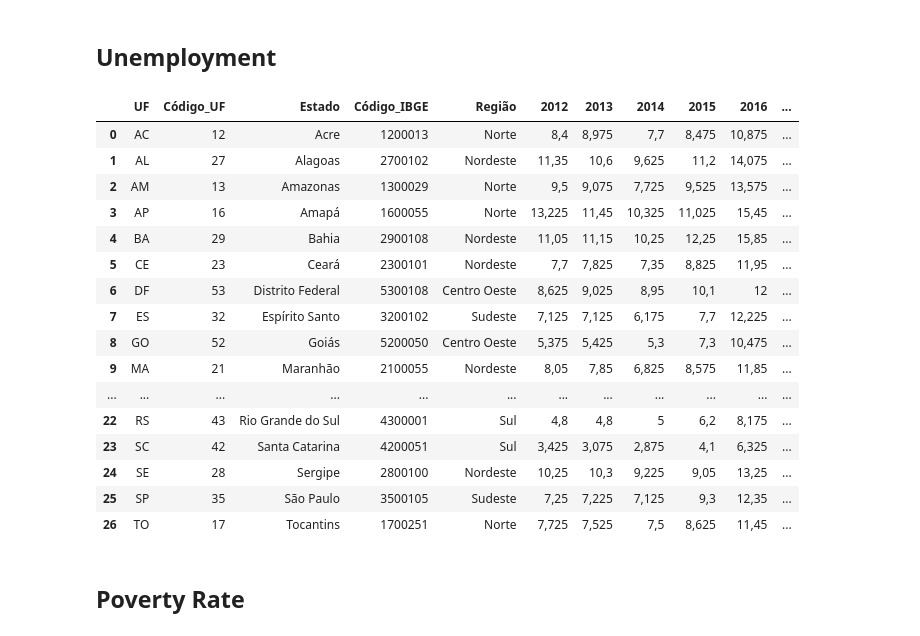
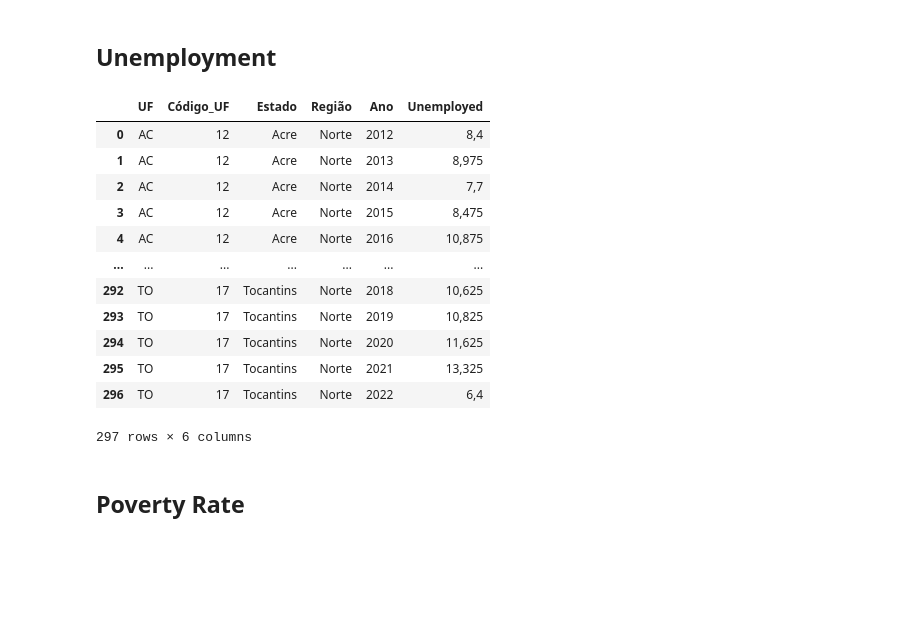
Before and after one commit to anandxrfeu/schooling_resource_predicter_data, a Jupyter notebook: notebooks/Test (Anand).ipynb, the cells around one changed output. Saved outputs shown, nothing was run; the diff lists cells and outputs as text; code cells hidden in the pictures; blank space fills up the shorter version.

Commit message:
Removed IBGE code column and pivoted the years from column to rows - Unemployment Data

```diff
--- a/notebooks/Test (Anand).ipynb
+++ b/notebooks/Test (Anand).ipynb
@@ -76,27 +76,21 @@ pd.read_csv("../transformed_data/cleaned_Desnutricao.csv", sep=";")
 # %% [markdown]
 ## Unemployment
 # %%
-pd.read_csv("../transformed_data/desocupacao_updated.csv", sep=";")
-## I think IGBE should be deleted
-## pivot years from columns to rows
+pd.read_csv("../transformed_data/unemployement_data.csv")
 # %% [output]
-|  | UF | Código_UF | Estado | Código_IBGE | Região | 2012 | 2013 | 2014 | 2015 | 2016 | ... |
-| 0 | AC | 12 | Acre | 1200013 | Norte | 8,4 | 8,975 | 7,7 | 8,475 | 10,875 | ... |
-| 1 | AL | 27 | Alagoas | 2700102 | Nordeste | 11,35 | 10,6 | 9,625 | 11,2 | 14,075 | ... |
-| 2 | AM | 13 | Amazonas | 1300029 | Norte | 9,5 | 9,075 | 7,725 | 9,525 | 13,575 | ... |
-| 3 | AP | 16 | Amapá | 1600055 | Norte | 13,225 | 11,45 | 10,325 | 11,025 | 15,45 | ... |
-| 4 | BA | 29 | Bahia | 2900108 | Nordeste | 11,05 | 11,15 | 10,25 | 12,25 | 15,85 | ... |
-| 5 | CE | 23 | Ceará | 2300101 | Nordeste | 7,7 | 7,825 | 7,35 | 8,825 | 11,95 | ... |
-| 6 | DF | 53 | Distrito Federal | 5300108 | Centro Oeste | 8,625 | 9,025 | 8,95 | 10,1 | 12 | ... |
-| 7 | ES | 32 | Espírito Santo | 3200102 | Sudeste | 7,125 | 7,125 | 6,175 | 7,7 | 12,225 | ... |
-| 8 | GO | 52 | Goiás | 5200050 | Centro Oeste | 5,375 | 5,425 | 5,3 | 7,3 | 10,475 | ... |
-| 9 | MA | 21 | Maranhão | 2100055 | Nordeste | 8,05 | 7,85 | 6,825 | 8,575 | 11,85 | ... |
-| ... | ... | ... | ... | ... | ... | ... | ... | ... | ... | ... | ... |
-| 22 | RS | 43 | Rio Grande do Sul | 4300001 | Sul | 4,8 | 4,8 | 5 | 6,2 | 8,175 | ... |
-| 23 | SC | 42 | Santa Catarina | 4200051 | Sul | 3,425 | 3,075 | 2,875 | 4,1 | 6,325 | ... |
-| 24 | SE | 28 | Sergipe | 2800100 | Nordeste | 10,25 | 10,3 | 9,225 | 9,05 | 13,25 | ... |
-| 25 | SP | 35 | São Paulo | 3500105 | Sudeste | 7,25 | 7,225 | 7,125 | 9,3 | 12,35 | ... |
-| 26 | TO | 17 | Tocantins | 1700251 | Norte | 7,725 | 7,525 | 7,5 | 8,625 | 11,45 | ... |
+|  | UF | Código_UF | Estado | Região | Ano | Unemployed |
+| 0 | AC | 12 | Acre | Norte | 2012 | 8,4 |
+| 1 | AC | 12 | Acre | Norte | 2013 | 8,975 |
+| 2 | AC | 12 | Acre | Norte | 2014 | 7,7 |
+| 3 | AC | 12 | Acre | Norte | 2015 | 8,475 |
+| 4 | AC | 12 | Acre | Norte | 2016 | 10,875 |
+| ... | ... | ... | ... | ... | ... | ... |
+| 292 | TO | 17 | Tocantins | Norte | 2018 | 10,625 |
+| 293 | TO | 17 | Tocantins | Norte | 2019 | 10,825 |
+| 294 | TO | 17 | Tocantins | Norte | 2020 | 11,625 |
+| 295 | TO | 17 | Tocantins | Norte | 2021 | 13,325 |
+| 296 | TO | 17 | Tocantins | Norte | 2022 | 6,4 |
+297 rows × 6 columns
 # %% [markdown]
 ## Poverty Rate
 # %%
```
Also changed, not shown: parts of 2 cells of this notebook, 3 other files.
